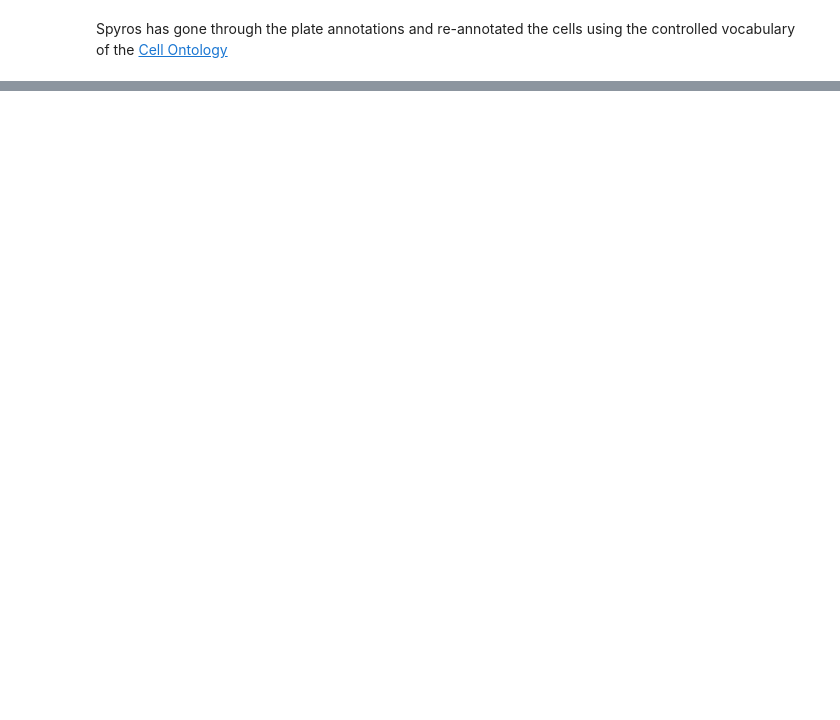
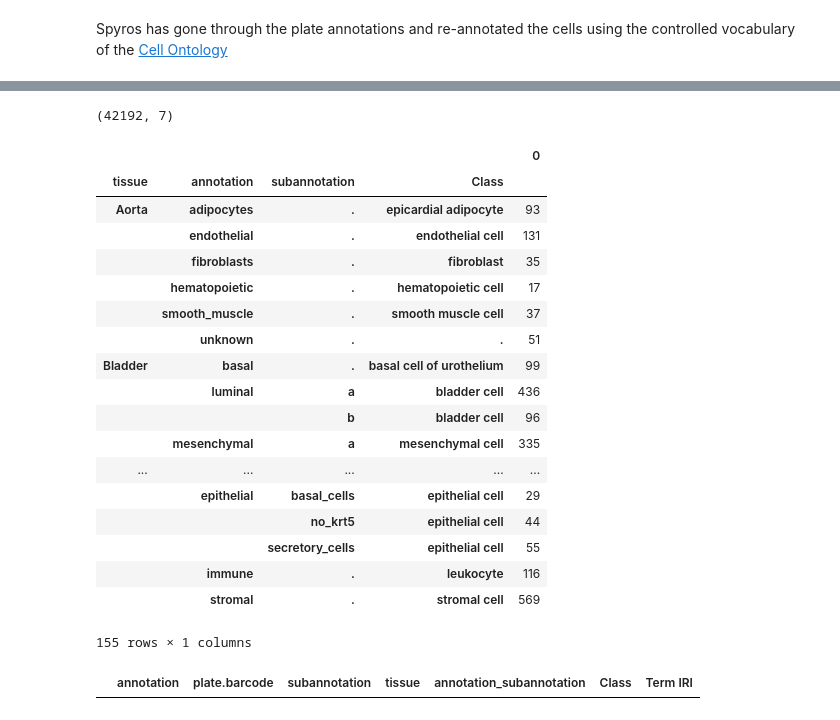
Before and after one commit to czbiohub-sf/maca, a Jupyter notebook: notebooks/030_rename_annotations_using_cell_ontologies.ipynb, the cells around one changed output, grey strips where cells are left out. Saved outputs shown, nothing was run; the diff lists cells and outputs as text; code cells hidden in the pictures; blank space fills up the shorter version.

```diff
--- a/notebooks/030_rename_annotations_using_cell_ontologies.ipynb
+++ b/notebooks/030_rename_annotations_using_cell_ontologies.ipynb
@@ -51,0 +102,8 @@ tissue_annotation_to_onotology = plates_with_ontology[['tissue', 'annotation_cle
+# %%
+ontology_cols = ['tissue', 'annotation_cleaned', 'subannotation_cleaned', 'Class', 'Term IRI']
+
+# plate_ontology_subset = plates_ontology[ontology_cols].replace('.', np.nan)
+print(plates_ontology.shape)
+plates_ontology = plates_ontology.drop_duplicates(subset=ontology_cols)
+print(plates_ontology.shape)
+plates_ontology.head()
@@ -51,0 +119,7 @@ tissue_annotation_to_onotology = plates_with_ontology[['tissue', 'annotation_cle
+# %%
+plate_ontology_subset = plates_ontology[ontology_cols]
+plate_ontology_subset = plate_ontology_subset.set_index(['tissue', 'annotation_cleaned', 'subannotation_cleaned'])
+plate_ontology_subset = plate_ontology_subset.sort_index()
+plate_ontology_subset.index.names = ['tissue', 'annotation', 'subannotation']
+print(plate_ontology_subset.shape)
+plate_ontology_subset.head()
@@ -64,0 +179,32 @@ tenx.head()
+# %%
+# right_on = ['tissue', 'annotation_cleaned', 'subannotation_cleaned']
+plate_annotation_with_ontology = plate_annotation.join(
+    plate_ontology_subset, on=left_on)
+# plate_annotation_with_ontology = plate_annotation_with_ontology.drop_duplicates()
+print(plate_annotation_with_ontology.shape)
+plate_annotation_with_ontology.fillna('NA').groupby(left_on + ['Class']).size().to_frame()
+# %% [output]
+(42192, 7)
+|  |  |  |  | 0 |
+| tissue | annotation | subannotation | Class |  |
+| Aorta | adipocytes | . | epicardial adipocyte | 93 |
+|  | endothelial | . | endothelial cell | 131 |
+|  | fibroblasts | . | fibroblast | 35 |
+|  | hematopoietic | . | hematopoietic cell | 17 |
+|  | smooth_muscle | . | smooth muscle cell | 37 |
+|  | unknown | . | . | 51 |
+| Bladder | basal | . | basal cell of urothelium | 99 |
+|  | luminal | a | bladder cell | 436 |
+|  |  | b | bladder cell | 96 |
+|  | mesenchymal | a | mesenchymal cell | 335 |
+| ... | ... | ... | ... | ... |
+|  | epithelial | basal_cells | epithelial cell | 29 |
+|  |  | no_krt5 | epithelial cell | 44 |
+|  |  | secretory_cells | epithelial cell | 55 |
+|  | immune | . | leukocyte | 116 |
+|  | stromal | . | stromal cell | 569 |
+155 rows × 1 columns
+# %%
+plate_annotation_with_ontology.loc[plate_annotation_with_ontology['Class'].isnull()].drop_duplicates()
+# %% [output]
+|  | annotation | plate.barcode | subannotation | tissue | annotation_subannotation | Class | Term IRI |
```
Also changed, not shown: parts of 41 cells of this notebook, 2 other files.
